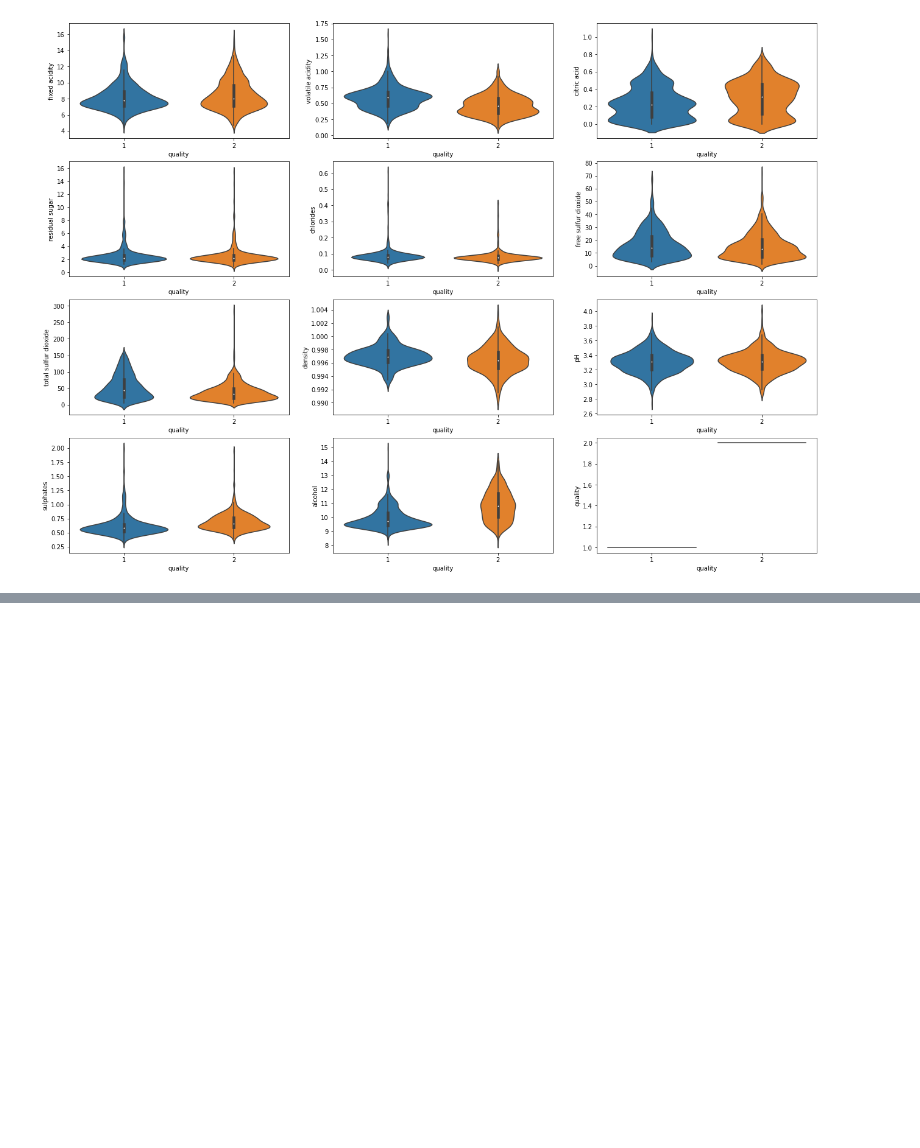
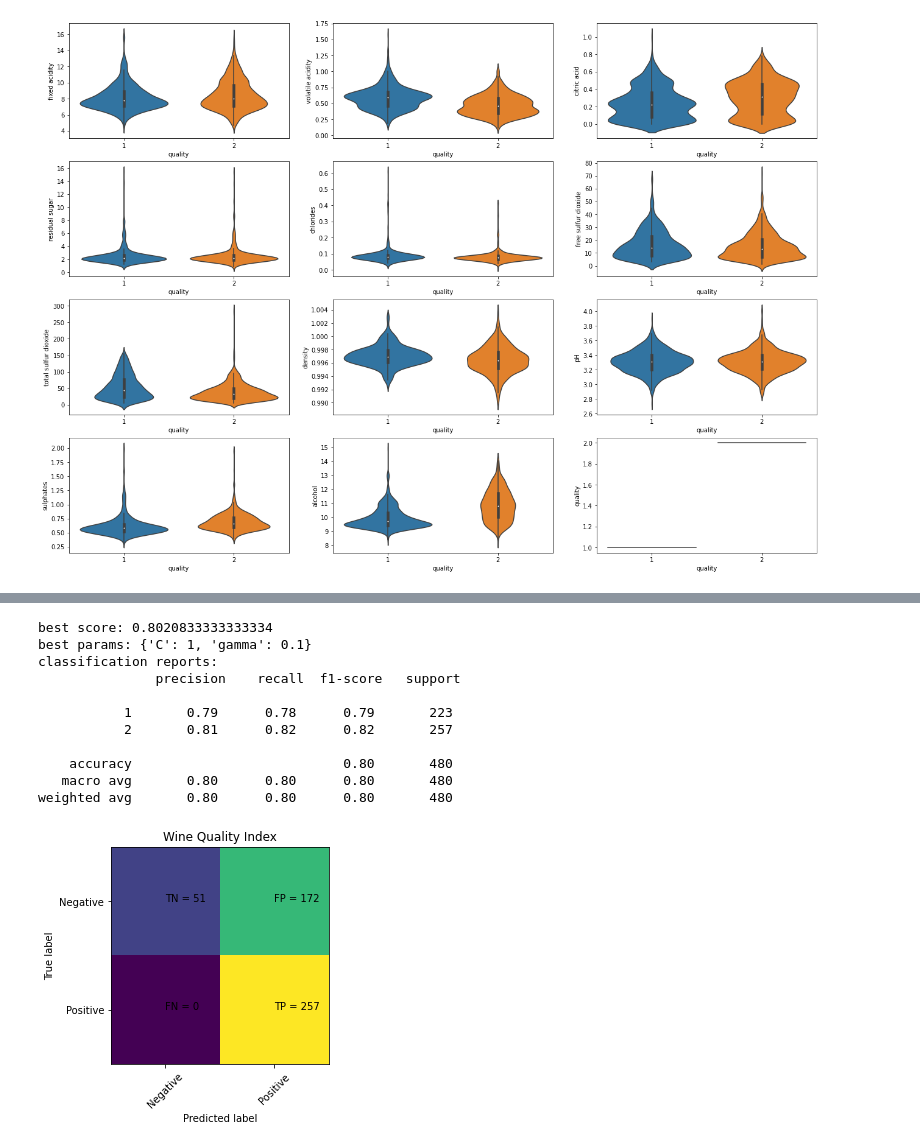
Before and after one commit to henginsever/680-Project, a Jupyter notebook: 680ProjectWine.ipynb, the cells around one changed output, grey strips where cells are left out. Saved outputs shown, nothing was run; the diff lists cells and outputs as text; code cells hidden in the pictures; blank space fills up the shorter version.

```diff
--- a/680ProjectWine.ipynb
+++ b/680ProjectWine.ipynb
@@ -324,0 +331,57 @@ weighted avg       0.80      0.80      0.80       480
+# %%
+def SVM_GridSearch2(X_train, X_test, y_train, y_test):
+    best_score=0
+    gammas=[0.001, 0.01, 0.1, 1, 10, 100]
+    Cs=[0.001, 0.01, 0.1, 1, 10, 100]
+
+    for gamma in gammas:
+        for C in Cs:
+            svm=SVC(kernel='rbf',gamma=gamma, C=C)
+            model = SVC(kernel='rbf',gamma=gamma, C=C)
+            svm.fit(X_train, y_train)
+            model.fit(X_train, y_train)
+
+            score=svm.score(X_test, y_test)
+
+            if score>best_score:
+                y_pred=svm.predict(X_test)
+                best_score=score
+                best_params={'C':C, 'gamma':gamma}
+
+    print("best score:",best_score)
+    print("best params:",best_params)
+    print("classification reports:\n",classification_report(y_test, y_pred))
+
+
+    predictions = model.predict(X_test)
+    cm = confusion_matrix(y_test,predictions)
+
+    plt.clf()
+    plt.imshow(cm, interpolation='nearest', cmap=plt.cm.viridis)
+    classNames = ['Negative','Positive']
+    plt.title('Wine Quality Index')
+    plt.ylabel('True label')
+    plt.xlabel('Predicted label')
+    tick_marks = np.arange(len(classNames))
+    plt.xticks(tick_marks, classNames, rotation=45)
+    plt.yticks(tick_marks, classNames)
+    s = [['TN','FP'], ['FN', 'TP']]
+    for i in range(2):
+        for j in range(2):
+            plt.text(j,i, str(s[i][j])+" = "+str(cm[i][j]))
+    plt.show()
+# %%
+SVM_GridSearch2(X_train_temp, X_test_temp, y_train_temp, y_test_temp)
+# %% [output]
+best score: 0.8020833333333334
+best params: {'C': 1, 'gamma': 0.1}
+classification reports:
+               precision    recall  f1-score   support
+
+           1       0.79      0.78      0.79       223
+           2       0.81      0.82      0.82       257
+
+    accuracy                           0.80       480
+   macro avg       0.80      0.80      0.80       480
+weighted avg       0.80      0.80      0.80       480
+[figure, added]
```
Also changed, not shown: parts of 5 cells of this notebook.
